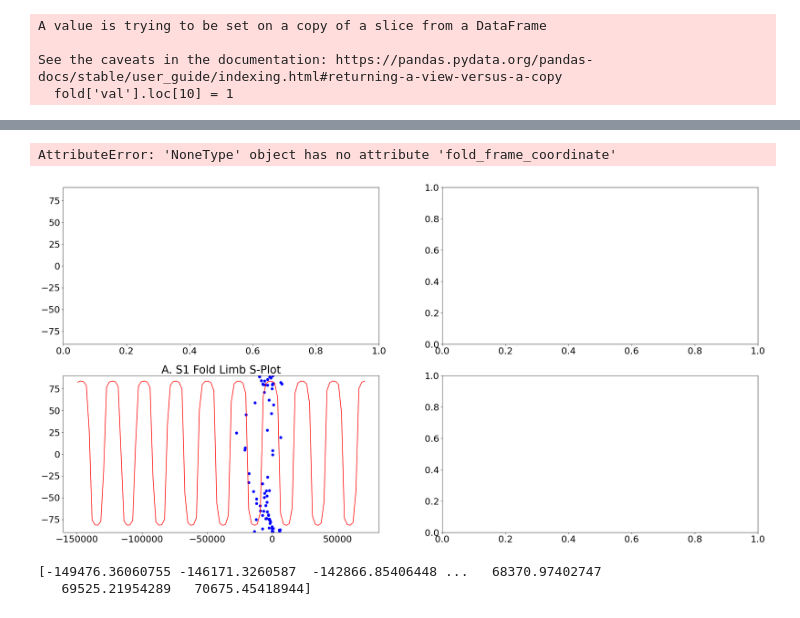
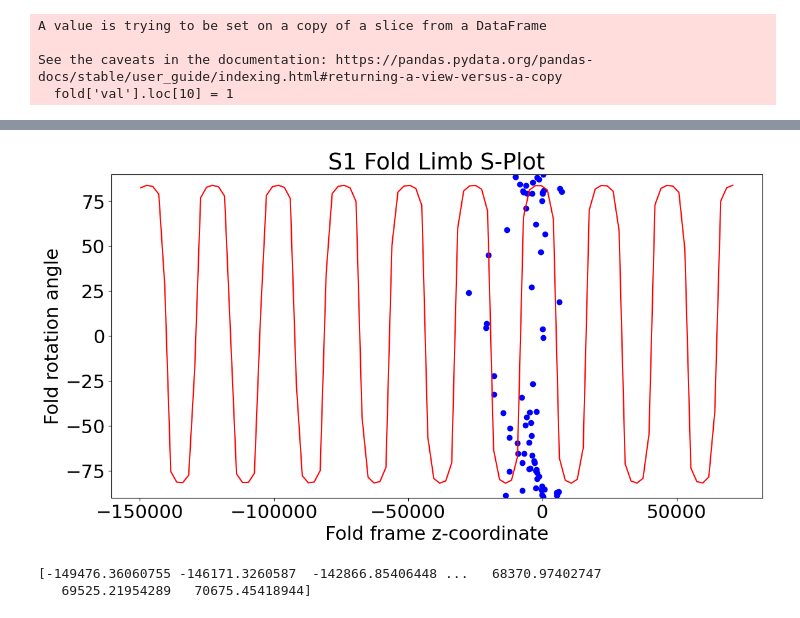
Before and after one commit to Loop3D/Kalgoorlie_3Dmodelling, a Jupyter notebook: report_files_stratigraphy/02_B3_Model with all data and with fold-frame.ipynb, the cells around one changed output, grey strips where cells are left out. Drawn from its saved outputs; the diff is of its cells as text; code cells hidden in the pictures.

```diff
--- a/report_files_stratigraphy/02_B3_Model with all data and with fold-frame.ipynb
+++ b/report_files_stratigraphy/02_B3_Model with all data and with fold-frame.ipynb
@@ -183,12 +183,12 @@ fold_weights = {'fold_orientation': 0.5,
                 'step': 150}
 
 S0 = model.create_and_add_folded_foliation('Group_0',
-                                            limb_wl= 20000,
+                                            limb_wl= 200000,
                                             fold_frame=S1,
                                            fold_weights = fold_weights,
                                             av_fold_axis=False,
                                             nelements=1e4,
-                                            buffer = 0.5,
+                                            buffer = 0.3,
                                             solver='lu',
                                            )
 model.update()
@@ -201,23 +209,19 @@ WARNING: 2023-03-22 09:56:54,324: _discrete_interpolator.py:796 -- No solution,
 # %%
 plt.rcParams.update({'font.size': 22})
 S0.fold.foldframe[0].set_model(model)
 
 S1_S0_splot = RotationAnglePlotter(S0)
-
-
 S1_S0_splot.add_fold_limb_data()
 S1_S0_splot.add_fold_limb_curve()
-# S1_S0_splot.add_limb_svariogram()#fold_limb_
-S1_S0_splot.ax[1,0].set_title('A. S1 Fold Limb S-Plot')
+S1_S0_splot.ax[1,0].set_title('S1 Fold Limb S-Plot')
+S1_S0_splot.ax[1,0].set_xlabel('Fold frame z-coordinate')
+S1_S0_splot.ax[1,0].set_ylabel('Fold rotation angle')
 
-
-S1_S0_splot.add_fold_axis_data()
-
-# S1_S0_splot.fig.delaxes(S1_S0_splot.ax[0][0])
-# S1_S0_splot.fig.delaxes(S1_S0_splot.ax[0][1])
+S1_S0_splot.fig.delaxes(S1_S0_splot.ax[1][1])
+S1_S0_splot.fig.delaxes(S1_S0_splot.ax[0][0])
+S1_S0_splot.fig.delaxes(S1_S0_splot.ax[0][1])
 # %% [output]
-AttributeError: 'NoneType' object has no attribute 'fold_frame_coordinate'
-[figure, old version]
+[figure, new version]
 # %%
 view = LavaVuModelViewer(model)
 view.add_scalar_field(S1[0])
```
Also changed, not shown: parts of 4 cells of this notebook, 5 other files.
